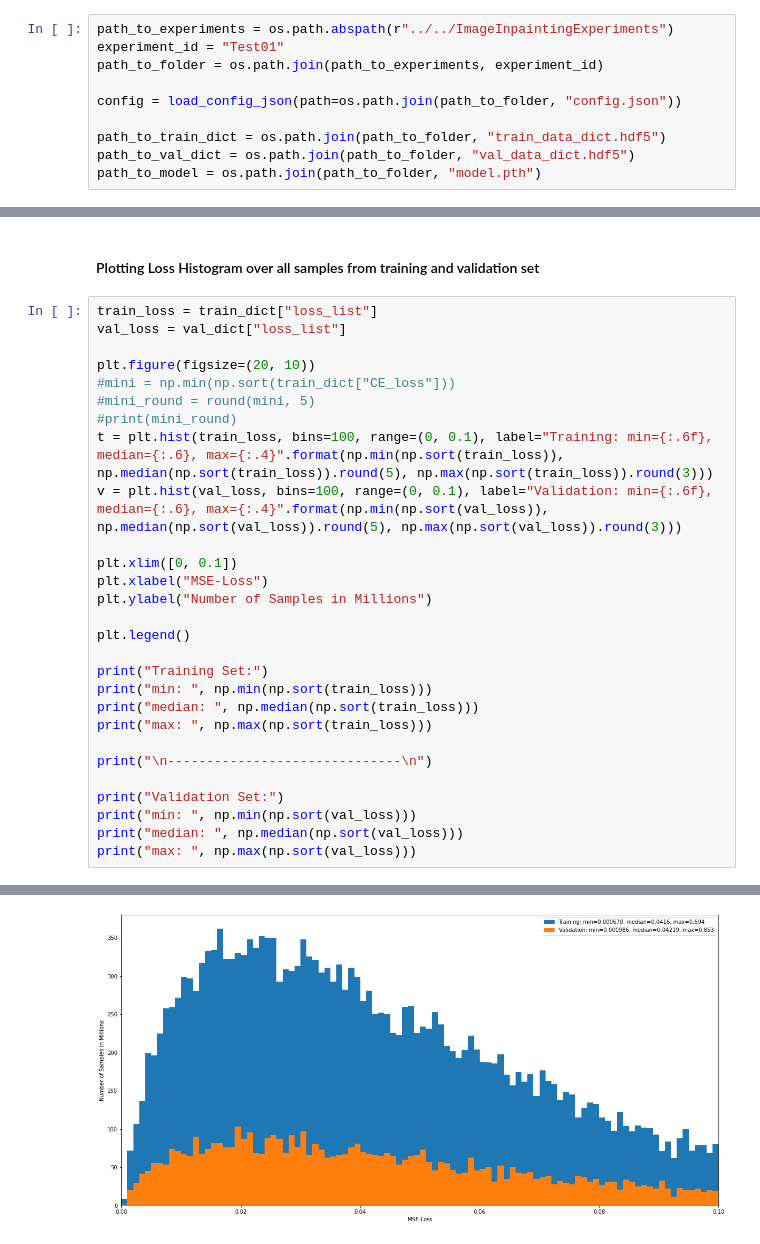
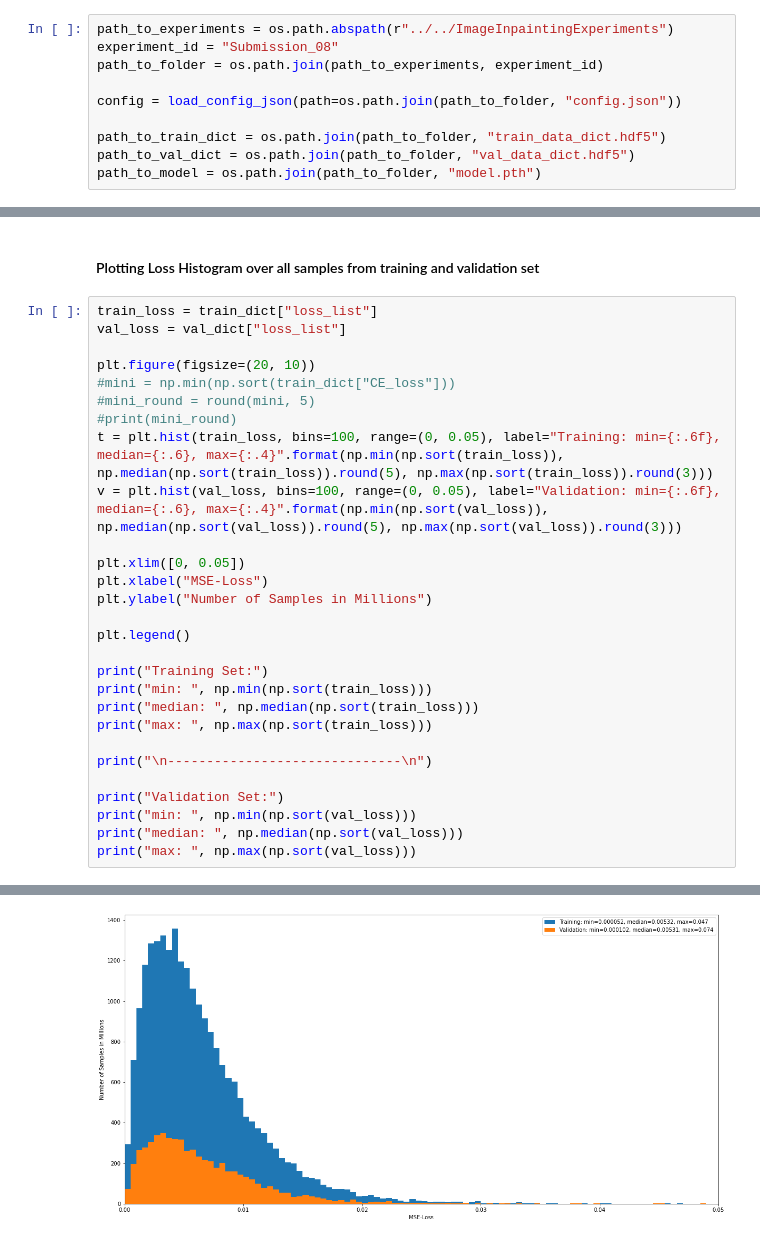
Before and after one commit to Massive-Rabbit-8223/Image_inpainting, a Jupyter notebook: model_analysis.ipynb, the cells around one changed output, grey strips where cells are left out. Drawn from its saved outputs; the diff is of its cells as text.

```diff
--- a/model_analysis.ipynb
+++ b/model_analysis.ipynb
@@ -29,7 +29,7 @@ def load_config_json(path):
 <h4>Load Config File</h4>
 # %%
 path_to_experiments = os.path.abspath(r"../../ImageInpaintingExperiments")
-experiment_id = "Test01"
+experiment_id = "Submission_08"
 path_to_folder = os.path.join(path_to_experiments, experiment_id)
 
 config = load_config_json(path=os.path.join(path_to_folder, "config.json"))
@@ -93,10 +103,10 @@ plt.figure(figsize=(20, 10))
 #mini = np.min(np.sort(train_dict["CE_loss"]))
 #mini_round = round(mini, 5)
 #print(mini_round)
-t = plt.hist(train_loss, bins=100, range=(0, 0.1), label="Training: min={:.6f}, median={:.6}, max={:.4}".format(np.min(np.sort(train_loss)), np.median(np.sort(train_loss)).round(5), np.max(np.sort(train_loss)).round(3)))
-v = plt.hist(val_loss, bins=100, range=(0, 0.1), label="Validation: min={:.6f}, median={:.6}, max={:.4}".format(np.min(np.sort(val_loss)), np.median(np.sort(val_loss)).round(5), np.max(np.sort(val_loss)).round(3)))
+t = plt.hist(train_loss, bins=100, range=(0, 0.05), label="Training: min={:.6f}, median={:.6}, max={:.4}".format(np.min(np.sort(train_loss)), np.median(np.sort(train_loss)).round(5), np.max(np.sort(train_loss)).round(3)))
+v = plt.hist(val_loss, bins=100, range=(0, 0.05), label="Validation: min={:.6f}, median={:.6}, max={:.4}".format(np.min(np.sort(val_loss)), np.median(np.sort(val_loss)).round(5), np.max(np.sort(val_loss)).round(3)))
 
-plt.xlim([0, 0.1])
+plt.xlim([0, 0.05])
 plt.xlabel("MSE-Loss")
 plt.ylabel("Number of Samples in Millions")
 
@@ -128,4 +138,4 @@ max:  0.8532178
-[figure, old version]
+[figure, new version]
 # %%
 N = 100
 highest_loss_indices = val_loss.argsort()[-N:]#[::-1]
```
Also changed, not shown: parts of 42 cells of this notebook, 6 other files.
